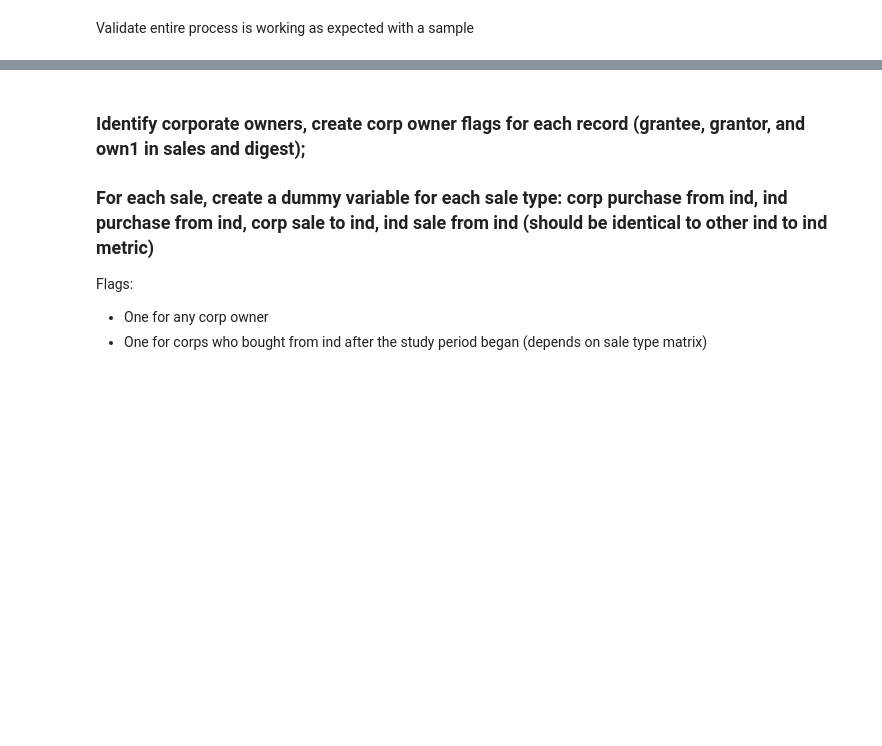
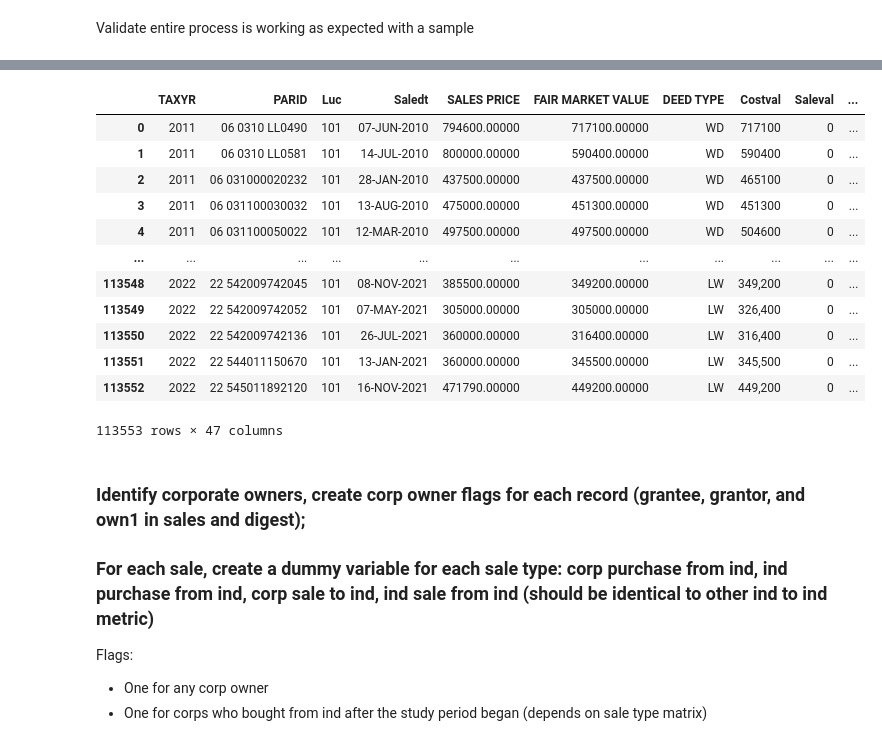
Before and after one commit to Nicholas-Polimeni/wealth-loss-sfr, a Jupyter notebook: analysis.ipynb, the cells around one changed output, grey strips where cells are left out. Drawn from its saved outputs; the diff is of its cells as text; code cells hidden in the pictures; blank space fills up the shorter version.

```diff
--- a/analysis.ipynb
+++ b/analysis.ipynb
@@ -956,0 +970,8 @@ fulton_sales_all.sample(20)[
+# %%
+# Add neighborhoods to sales data
+fulton_sales_all = fulton_sales_all.merge(
+    digest_full_geo_nbhd[["PARID", "TAXYR", "neighborhood"]],
+    on=["PARID", "TAXYR"],
+    how="left"
+)
+len(fulton_sales_all)
@@ -957,3 +1308,30 @@ fulton_sales_all.sample(20)[
+# %%
+# Merge back to sales data
+fulton_sales_all = fulton_sales_all.merge(
+    all_trans_levels["GRANTEE"],
+    on=["TAXYR", "GRANTEE_match_addr", "neighborhood"],
+    how="left"
+).merge(
+    all_trans_levels["GRANTOR"],
+    on=["TAXYR", "GRANTOR_match_addr", "neighborhood"],
+    how="left"
+)
+
+#fulton_sales_all["total_"] = fulton_sales_all[""]
+# %% [output]
+|  | TAXYR | PARID | Luc | Saledt | SALES PRICE | FAIR MARKET VALUE | DEED TYPE | Costval | Saleval | ... |
+| 0 | 2011 | 06 0310 LL0490 | 101 | 07-JUN-2010 | 794600.00000 | 717100.00000 | WD | 717100 | 0 | ... |
+| 1 | 2011 | 06 0310 LL0581 | 101 | 14-JUL-2010 | 800000.00000 | 590400.00000 | WD | 590400 | 0 | ... |
+| 2 | 2011 | 06 031000020232 | 101 | 28-JAN-2010 | 437500.00000 | 437500.00000 | WD | 465100 | 0 | ... |
+| 3 | 2011 | 06 031100030032 | 101 | 13-AUG-2010 | 475000.00000 | 451300.00000 | WD | 451300 | 0 | ... |
+| 4 | 2011 | 06 031100050022 | 101 | 12-MAR-2010 | 497500.00000 | 497500.00000 | WD | 504600 | 0 | ... |
+| ... | ... | ... | ... | ... | ... | ... | ... | ... | ... | ... |
+| 113548 | 2022 | 22 542009742045 | 101 | 08-NOV-2021 | 385500.00000 | 349200.00000 | LW | 349,200 | 0 | ... |
+| 113549 | 2022 | 22 542009742052 | 101 | 07-MAY-2021 | 305000.00000 | 305000.00000 | LW | 326,400 | 0 | ... |
+| 113550 | 2022 | 22 542009742136 | 101 | 26-JUL-2021 | 360000.00000 | 316400.00000 | LW | 316,400 | 0 | ... |
+| 113551 | 2022 | 22 544011150670 | 101 | 13-JAN-2021 | 360000.00000 | 345500.00000 | LW | 345,500 | 0 | ... |
+| 113552 | 2022 | 22 545011892120 | 101 | 16-NOV-2021 | 471790.00000 | 449200.00000 | LW | 449,200 | 0 | ... |
+113553 rows × 47 columns
 # %%
 # Save output
 fulton_sales_all.to_csv("./output/fulton_sales_owner_matches.csv", index=False)
```
Also changed, not shown: parts of 44 cells of this notebook, 1 other file.
